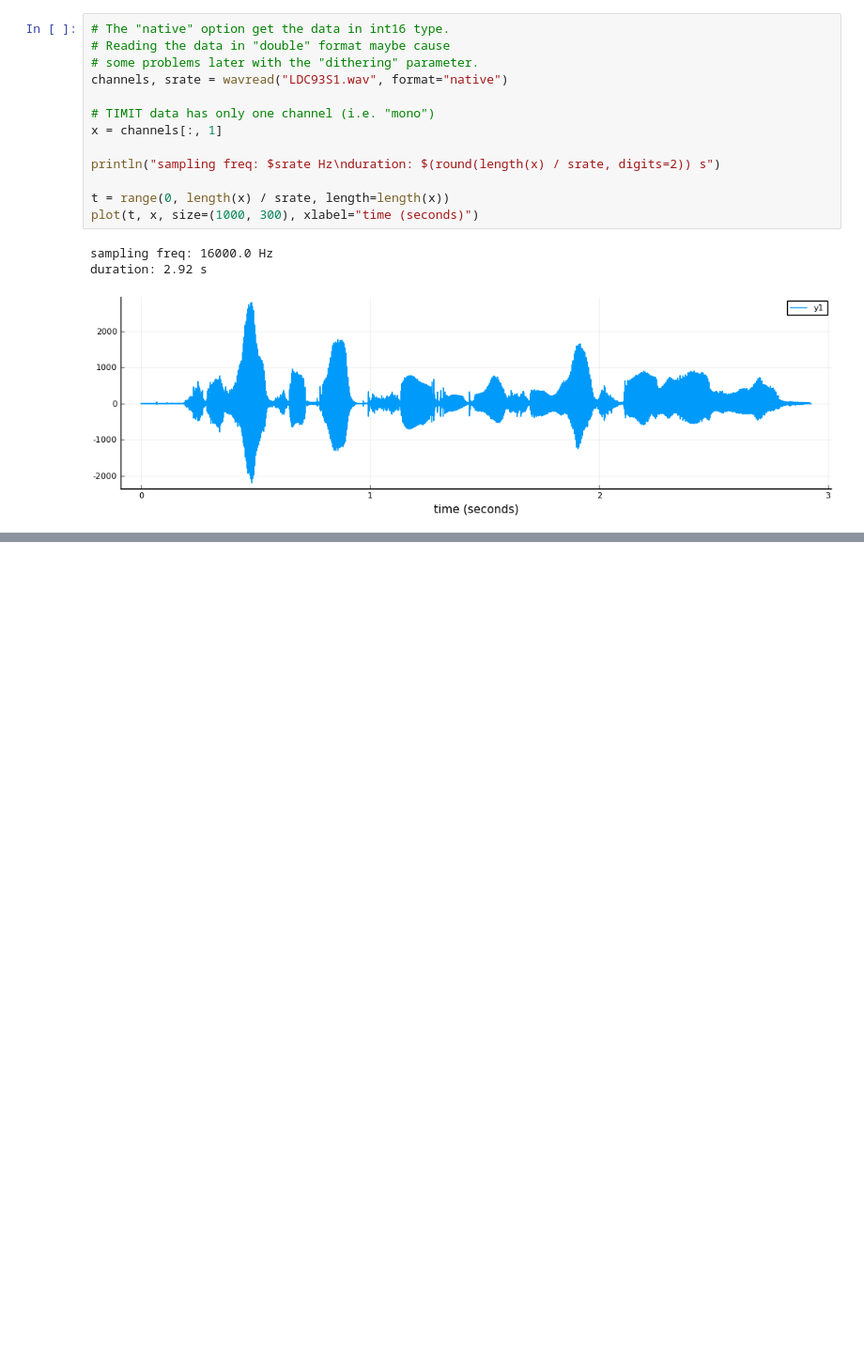
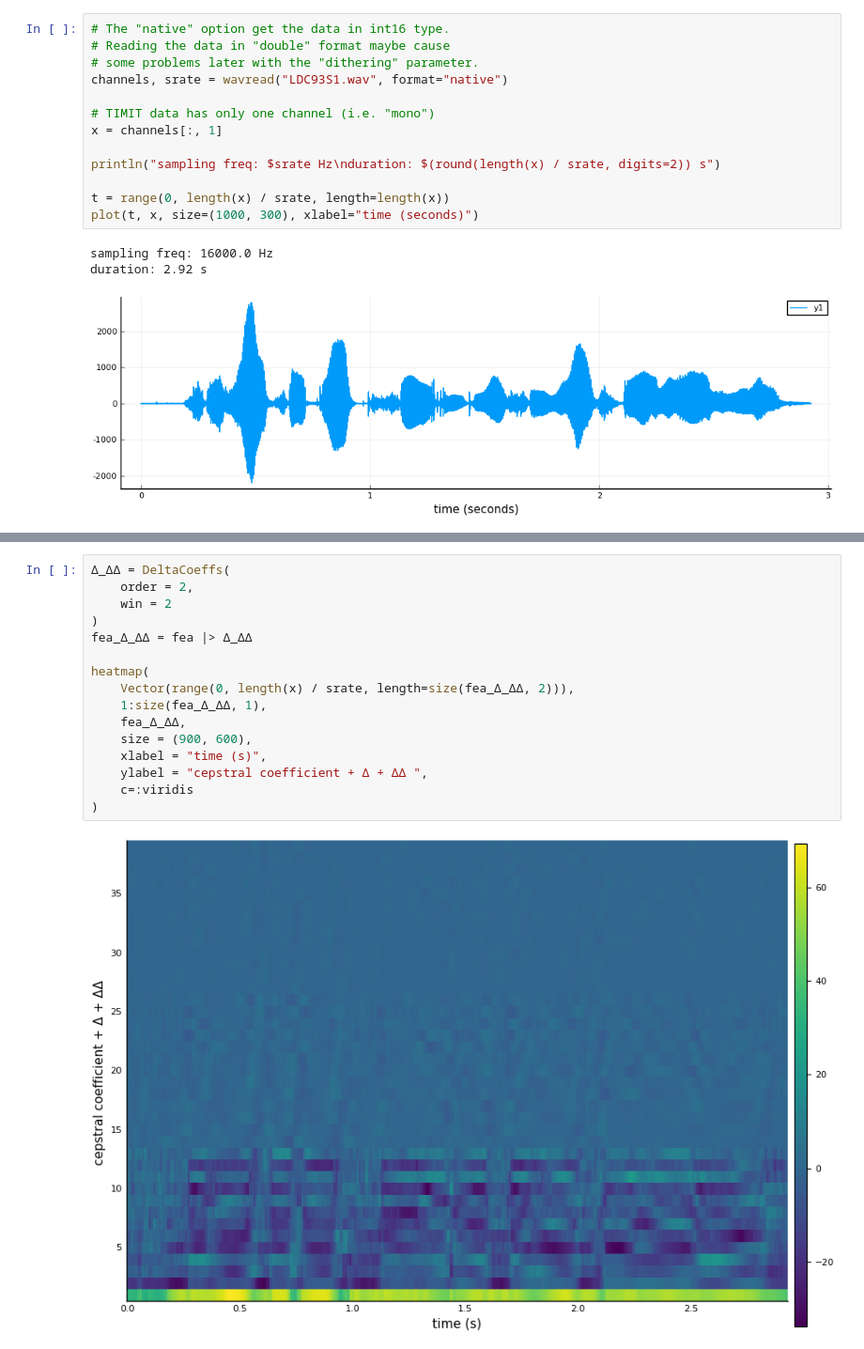
Before and after one commit to lucasondel/SpeechFeatures.jl, a Jupyter notebook: example/MFCC.ipynb, the cells around one changed output, grey strips where cells are left out. Shown: that part at 94% size. Cells and saved outputs as stored; diff of their text form; blank space fills up the shorter version.

```diff
--- a/example/MFCC.ipynb
+++ b/example/MFCC.ipynb
@@ -130,0 +133,18 @@ heatmap(
+# %%
+Δ_ΔΔ = DeltaCoeffs(
+    order = 2,
+    win = 2
+)
+fea_Δ_ΔΔ = fea |> Δ_ΔΔ
+
+heatmap(
+    Vector(range(0, length(x) / srate, length=size(fea_Δ_ΔΔ, 2))),
+    1:size(fea_Δ_ΔΔ, 1),
+    fea_Δ_ΔΔ,
+    size = (900, 600),
+    xlabel = "time (s)",
+    ylabel = "cepstral coefficient + Δ + ΔΔ ",
+    c=:viridis
+)
+# %% [output]
+[figure, added]
```
Also changed, not shown: parts of 3 cells of this notebook, 2 other files.
